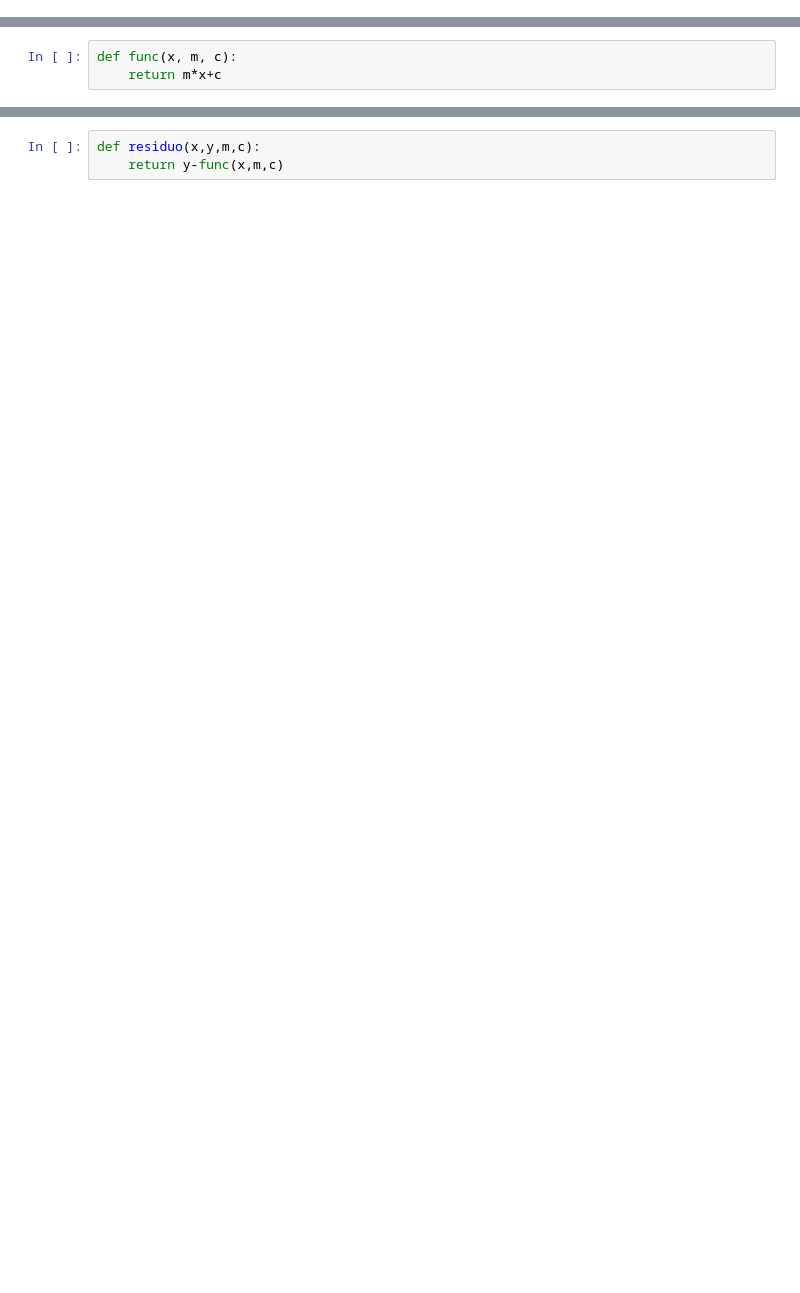
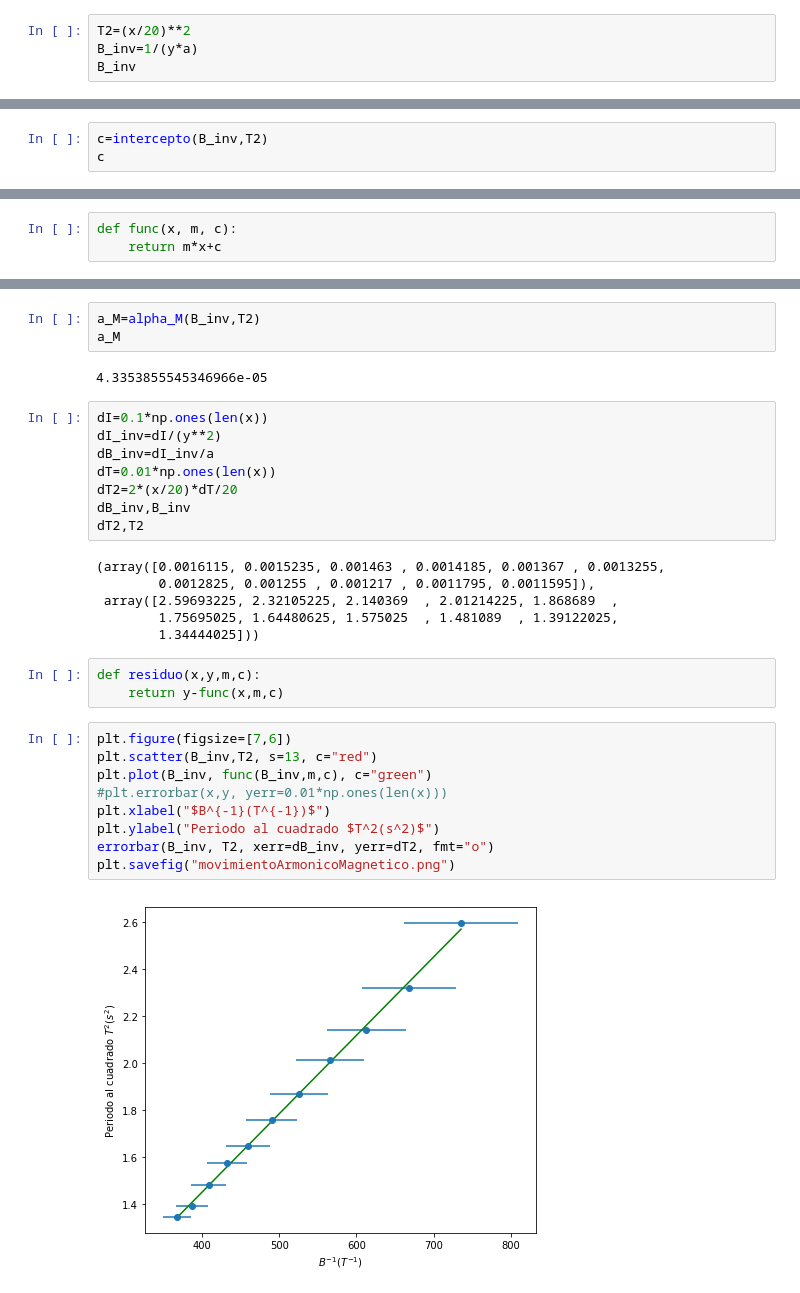
Before and after one commit to SantiagoBeltran/Tarea3FE, a Jupyter notebook: Ejercicio53Intermedio.ipynb, the cells around one changed output, grey strips where cells are left out. Drawn from its saved outputs; the diff is of its cells as text; blank space fills up the shorter version.

```diff
--- a/Ejercicio53Intermedio.ipynb
+++ b/Ejercicio53Intermedio.ipynb
@@ -7,0 +31,4 @@ y=np.array([0.98,1.98,2.98,3.97,4.95,5.95,6.93,7.93,8.91])
+# %%
+T2=(x/20)**2
+B_inv=1/(y*a)
+B_inv
@@ -30,0 +58,3 @@ m=pendiente(x,y)
+# %%
+c=intercepto(B_inv,T2)
+c
@@ -38,3 +76,33 @@ a_M=alpha_M(x,y)
+# %%
+a_M=alpha_M(B_inv,T2)
+a_M
+# %% [output]
+4.3353855545346966e-05
+# %%
+dI=0.1*np.ones(len(x))
+dI_inv=dI/(y**2)
+dB_inv=dI_inv/a
+dT=0.01*np.ones(len(x))
+dT2=2*(x/20)*dT/20
+dB_inv,B_inv
+dT2,T2
+# %% [output]
+(array([0.0016115, 0.0015235, 0.001463 , 0.0014185, 0.001367 , 0.0013255,
+        0.0012825, 0.001255 , 0.001217 , 0.0011795, 0.0011595]),
+ array([2.59693225, 2.32105225, 2.140369  , 2.01214225, 1.868689  ,
+        1.75695025, 1.64480625, 1.575025  , 1.481089  , 1.39122025,
+        1.34444025]))
 # %%
 def residuo(x,y,m,c):
     return y-func(x,m,c)
+# %%
+plt.figure(figsize=[7,6])
+plt.scatter(B_inv,T2, s=13, c="red")
+plt.plot(B_inv, func(B_inv,m,c), c="green")
+#plt.errorbar(x,y, yerr=0.01*np.ones(len(x)))
+plt.xlabel("$B^{-1}(T^{-1})$")
+plt.ylabel("Periodo al cuadrado $T^2(s^2)$")
+errorbar(B_inv, T2, xerr=dB_inv, yerr=dT2, fmt="o")
+plt.savefig("movimientoArmonicoMagnetico.png")
+# %% [output]
+[figure, added]
```
Also changed, not shown: parts of 32 cells of this notebook, 6 other files.
